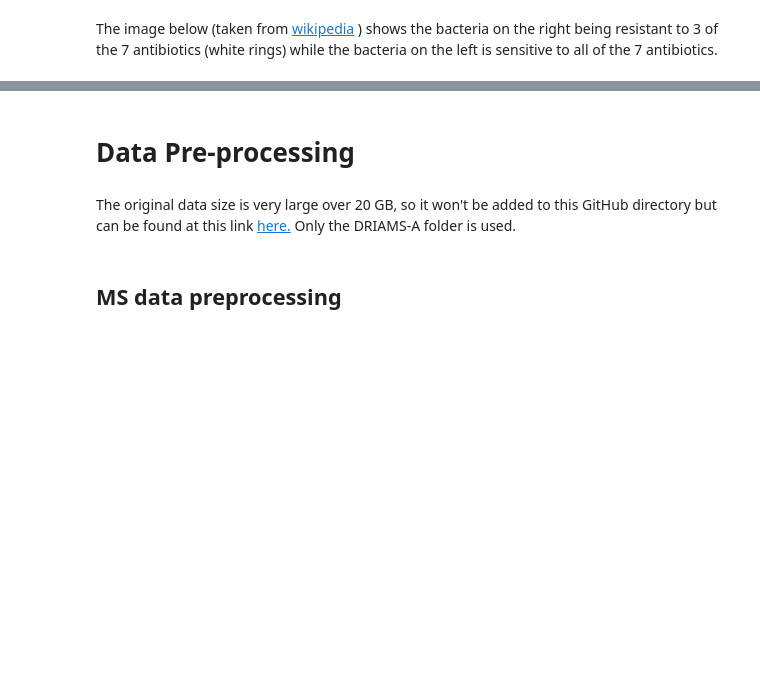
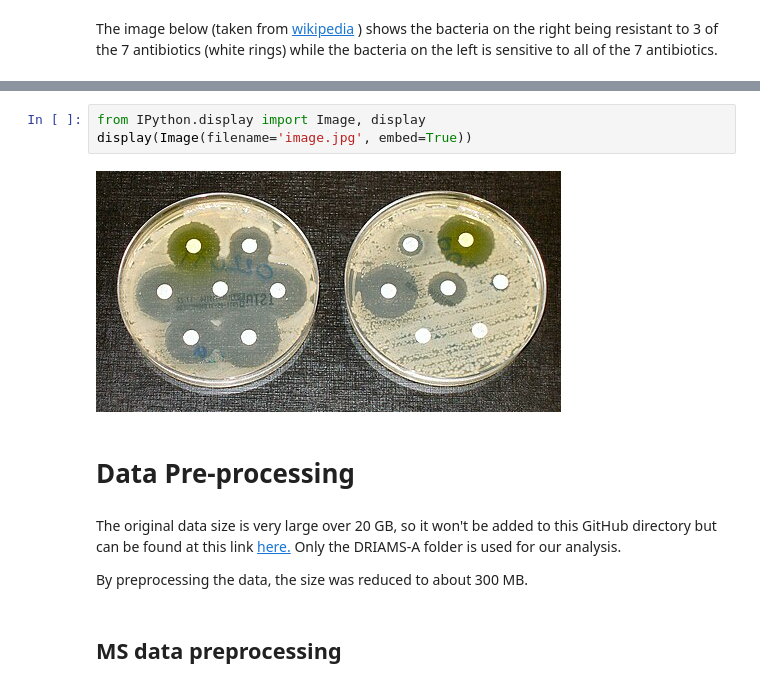
Before and after one commit to AkindeKadjo/MALDI-TOF_Mass_Spectra_Resistance_to_Antibiotics, a Jupyter notebook: MS_resistance_prediction.ipynb, the cells around one changed output, grey strips where cells are left out. Drawn from its saved outputs; the diff is of its cells as text; blank space fills up the shorter version.

```diff
--- a/MS_resistance_prediction.ipynb
+++ b/MS_resistance_prediction.ipynb
@@ -20,8 +14,15 @@ Image(url= "https://upload.wikimedia.org/wikipedia/commons/thumb/a/ab/Antibiotic
+# %%
+from IPython.display import Image, display
+display(Image(filename='image.jpg', embed=True))
+# %% [output]
+[figure, added]
 # %% [markdown]
 # Data Pre-processing
 # %% [markdown]
 The original data size is very large over 20 GB, so it won't be added to this GitHub directory but can be found at this link [here.](https://www.kaggle.com/datasets/drscarlat/driams)
-Only the DRIAMS-A folder is used.
+Only the DRIAMS-A folder is used for our analysis.
+
+By preprocessing the data, the size was reduced to about 300 MB.
 # %% [markdown]
 ## MS data preprocessing
 # %% [markdown]
```
Also changed, not shown: parts of 23 cells of this notebook, 2 other files.
